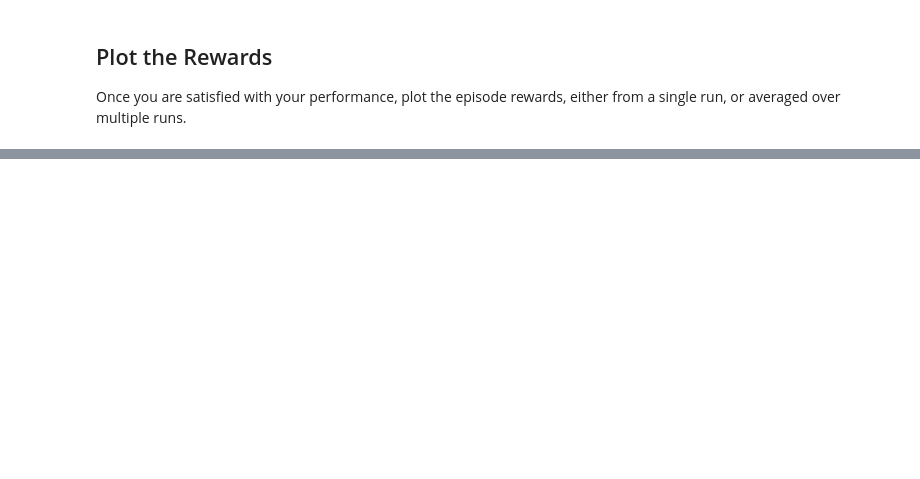
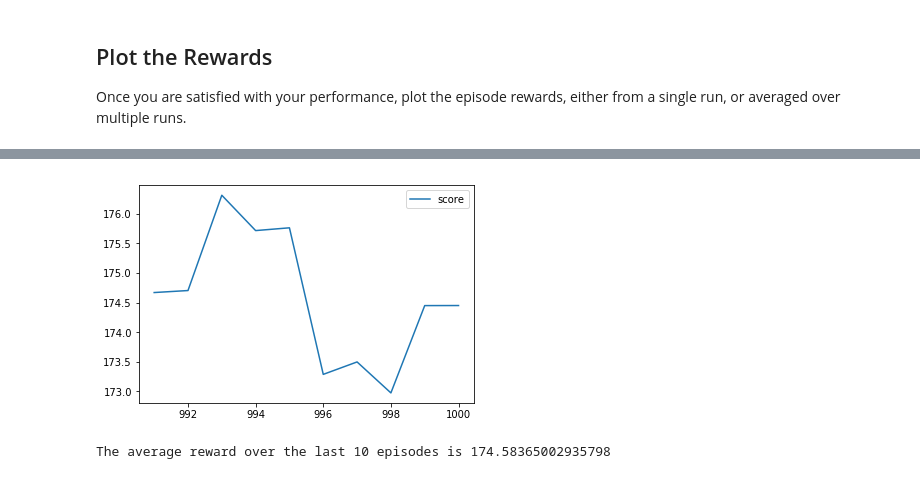
Before and after one commit to SUmarFarooq/Quadcopter, a Jupyter notebook: Quadcopter_Project.ipynb, the cells around one changed output, grey strips where cells are left out. Drawn from its saved outputs; the diff is of its cells as text; code cells hidden in the pictures; blank space fills up the shorter version.

```diff
--- a/Quadcopter_Project.ipynb
+++ b/Quadcopter_Project.ipynb
@@ -329,0 +340,8 @@ Once you are satisfied with your performance, plot the episode rewards, either f
+# %%
+plt.plot(reward_results['episode'][-10:], reward_results['score'][-10:], label='score')
+plt.legend()
+plt.show()
+print('The average reward over the last 10 episodes is', np.mean(reward_results['score'][-10:]))
+# %% [output]
+[figure, added]
+The average reward over the last 10 episodes is 174.58365002935798
```
Also changed, not shown: parts of 21 cells of this notebook, 2 other files.
